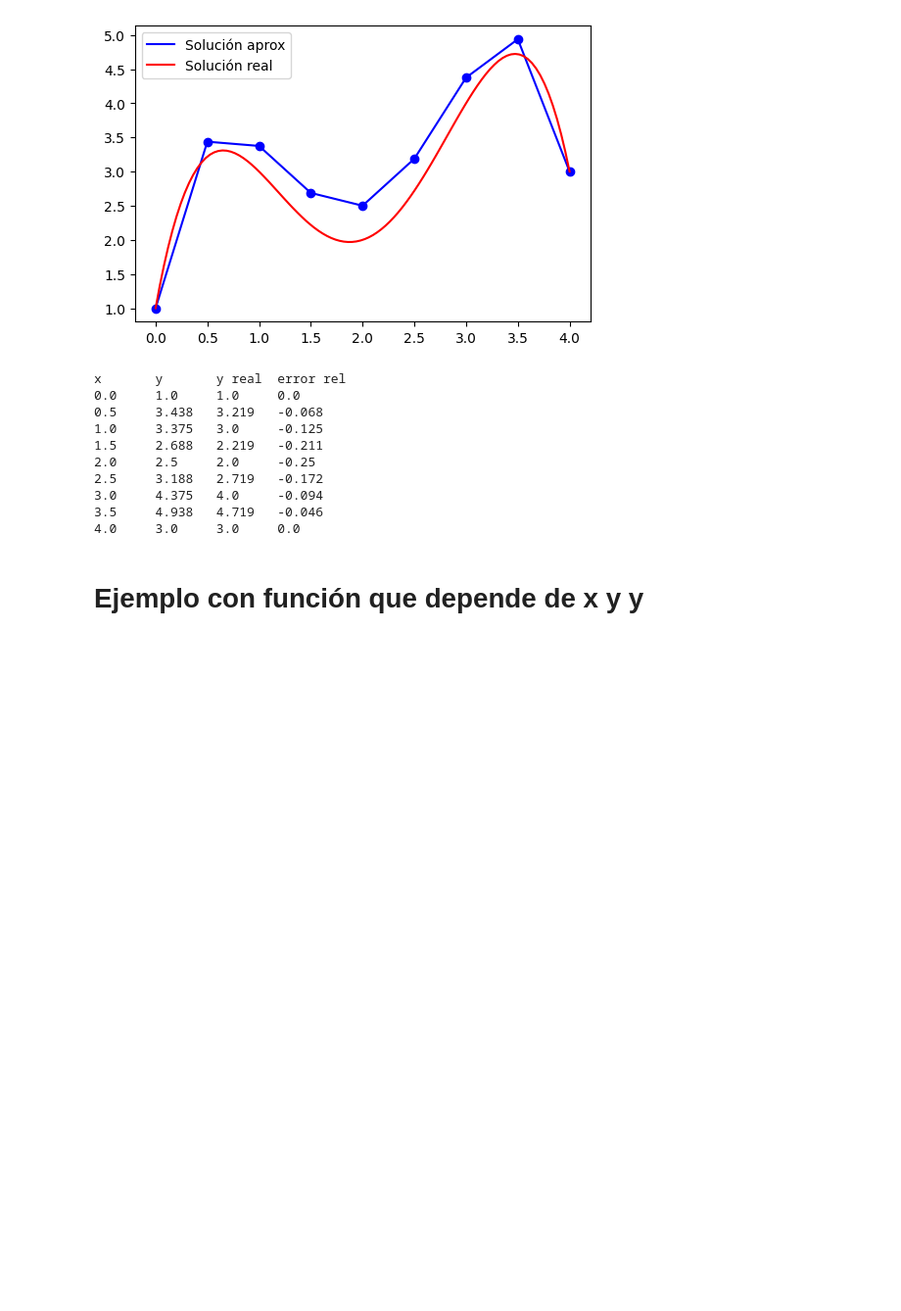
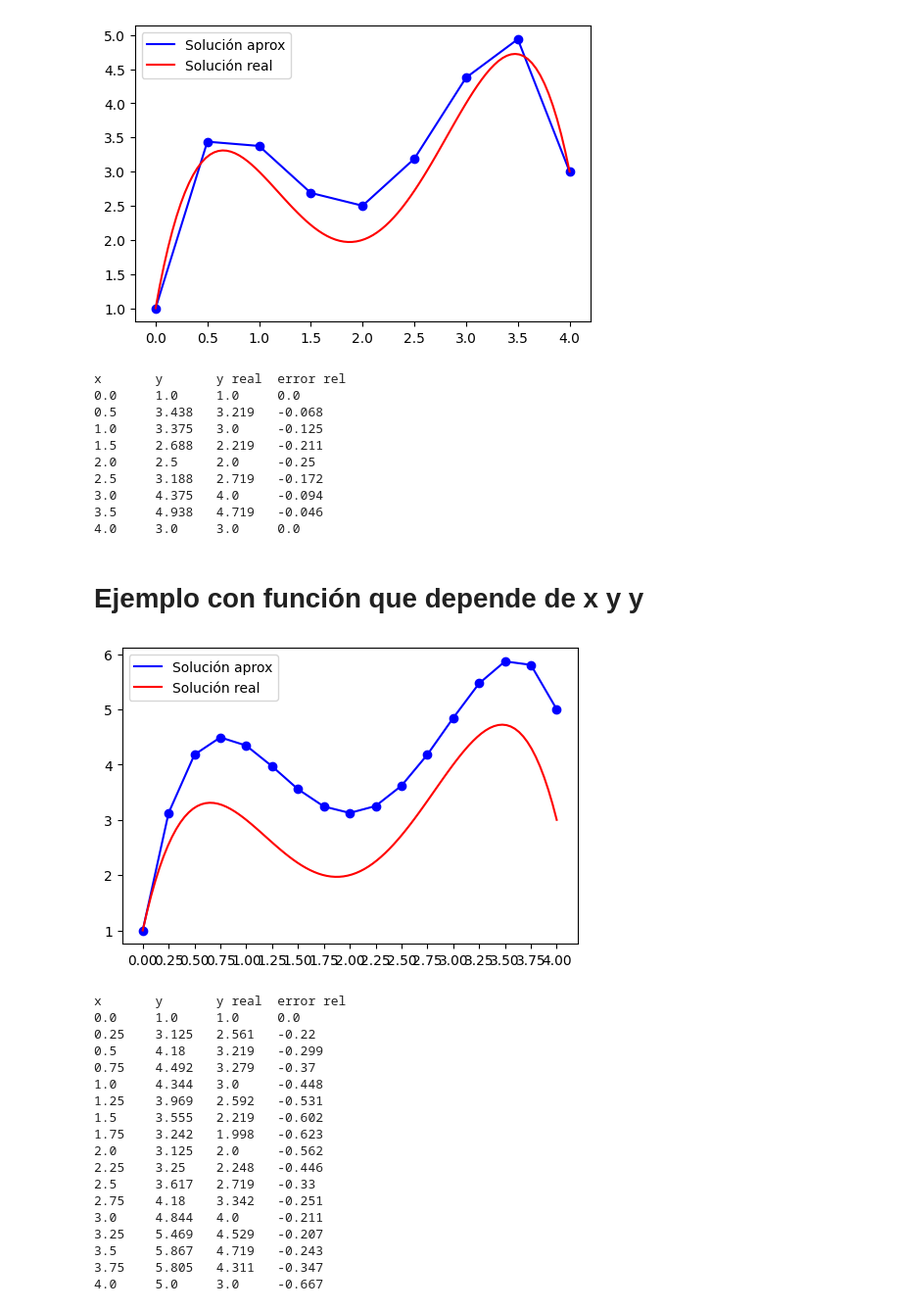
Before and after one commit to gmauricio-toledo/UNISON-teaching, a Jupyter notebook: EDO.ipynb, the cells around one changed output. Shown at 98% size. Drawn from its saved outputs; the diff is of its cells as text; code cells hidden in the pictures; blank space fills up the shorter version.

```diff
--- a/EDO.ipynb
+++ b/EDO.ipynb
@@ -149 +138,38 @@ sol = lambda x:-0.5*x**4 + 4*x**3 - 10*x**2 + 8.5*x + 1
+# %%
+from edo import EulerEDO, load_example
+
+example = load_example(1)
+
+a = example['a']
+b = example['b']
+h = example['h']
+f = example['f']
+sol = example['sol']
+x0 = example['x0']
+y0 = example['y0']
+
+solver = EulerEDO(f,sol=sol)
+solver.fit(a,b,h,x0,y0,method='Euler')
+solver.plot(plot_nodes=True)
+solver.table()
+# %% [output]
+[figure, added]
+x       y       y real  error rel
+0.0     1.0     1.0     0.0
+0.25    3.125   2.561   -0.22
+0.5     4.18    3.219   -0.299
+0.75    4.492   3.279   -0.37
+1.0     4.344   3.0     -0.448
+1.25    3.969   2.592   -0.531
+1.5     3.555   2.219   -0.602
+1.75    3.242   1.998   -0.623
+2.0     3.125   2.0     -0.562
+2.25    3.25    2.248   -0.446
+2.5     3.617   2.719   -0.33
+2.75    4.18    3.342   -0.251
+3.0     4.844   4.0     -0.211
+3.25    5.469   4.529   -0.207
+3.5     5.867   4.719   -0.243
+3.75    5.805   4.311   -0.347
+4.0     5.0     3.0     -0.667
 # %%
```
Also changed, not shown: parts of 5 cells of this notebook, 1 other file.
